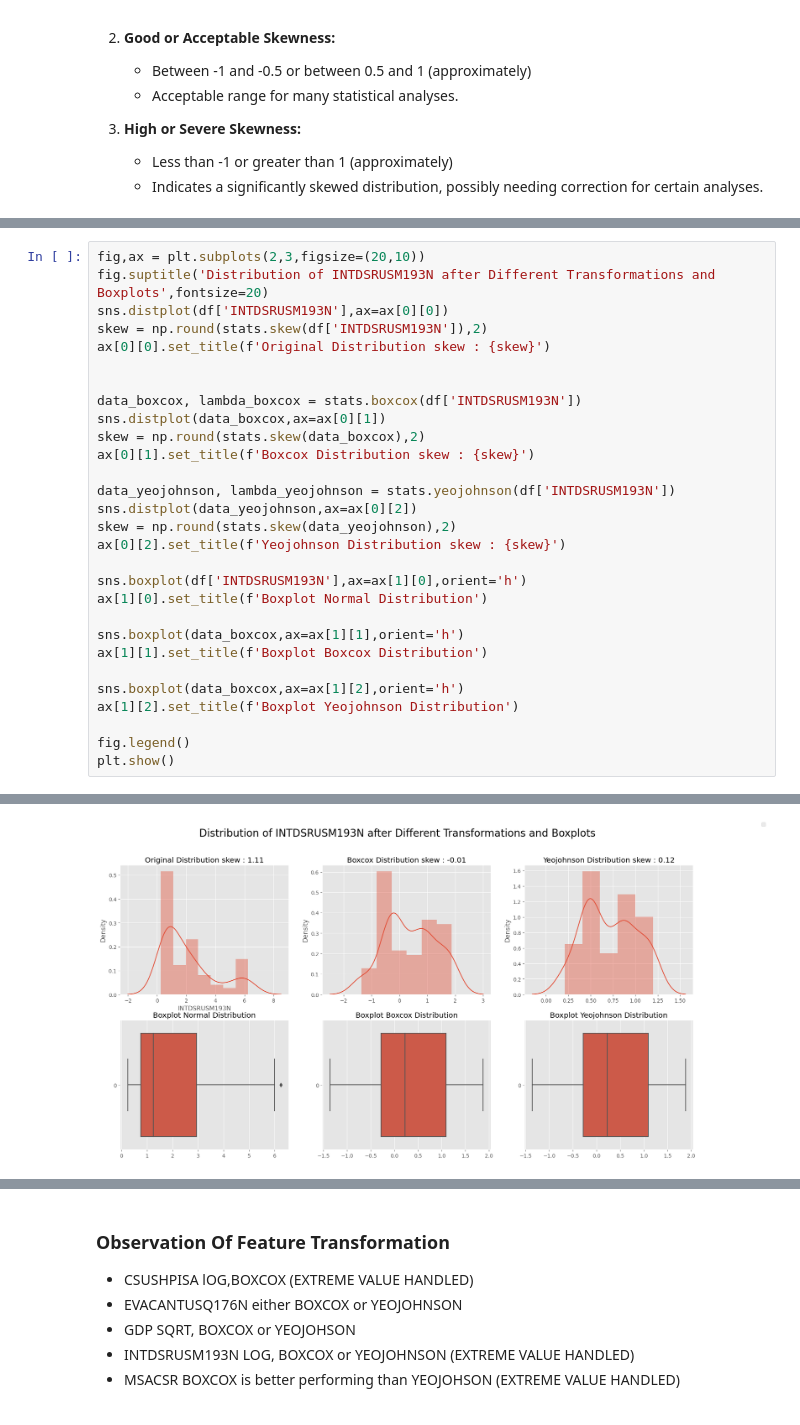
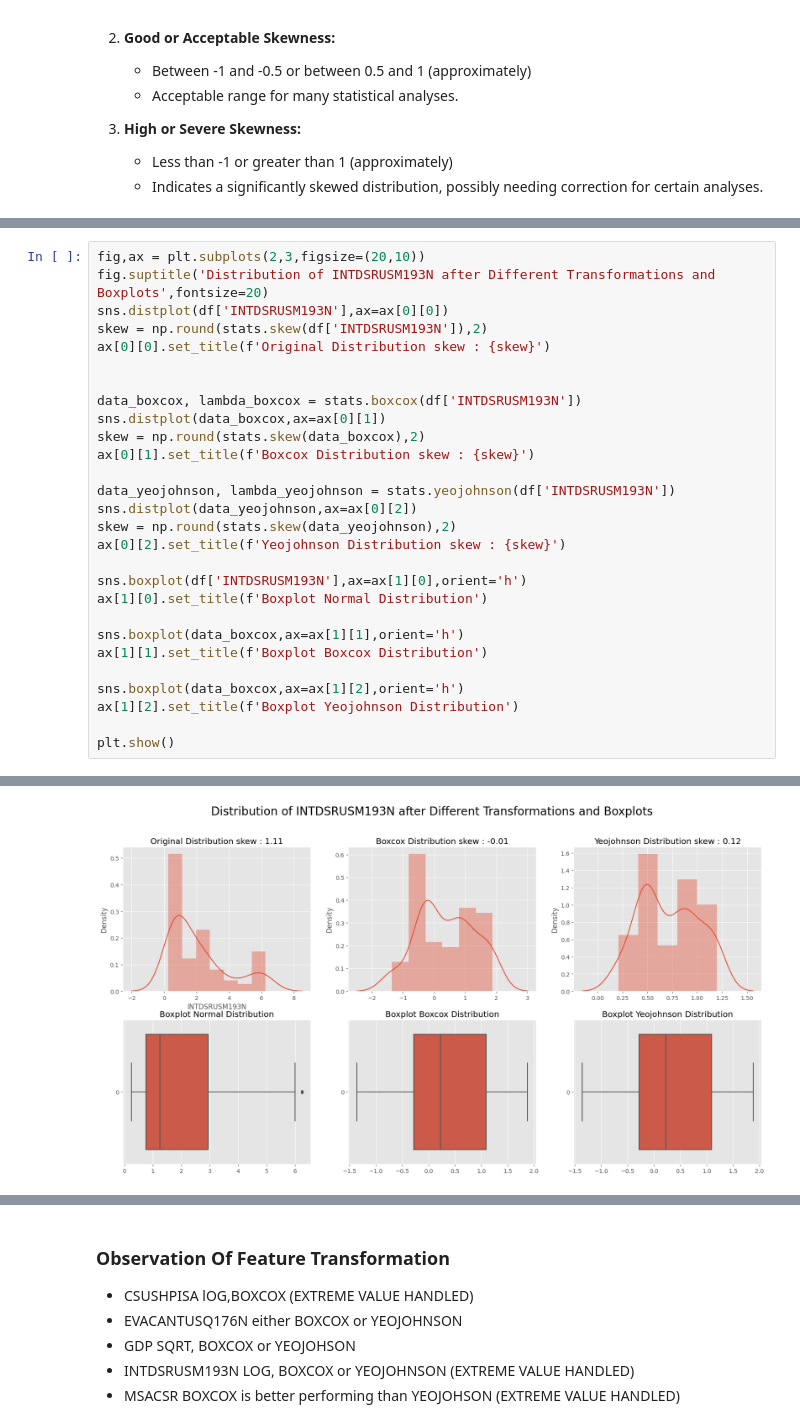
Before and after one commit to SarkarPriyanshu/USHousingMarketAnalysis, a Jupyter notebook: 02_Understand_Data_(EDA).ipynb, the cells around one changed output, grey strips where cells are left out. Cells and saved outputs as stored; diff of their text form.

```diff
--- a/02_Understand_Data_(EDA).ipynb
+++ b/02_Understand_Data_(EDA).ipynb
@@ -1140,6 +1134,5 @@ ax[1][1].set_title(f'Boxplot Boxcox Distribution')
 sns.boxplot(data_boxcox,ax=ax[1][2],orient='h')
 ax[1][2].set_title(f'Boxplot Yeojohnson Distribution')
 
-fig.legend()
 plt.show()
 # %% [output]
@@ -1147,4 +1139,4 @@ WARNING:matplotlib.legend:No artists with labels found to put in legend.  Note t
-[figure, old version]
+[figure, new version]
 # %%
 fig,ax = plt.subplots(2,3,figsize=(20,10))
 fig.suptitle('Distribution of MSACSR after Different Transformations and Boxplots',fontsize=20)
```
Also changed, not shown: parts of 8 cells of this notebook.
